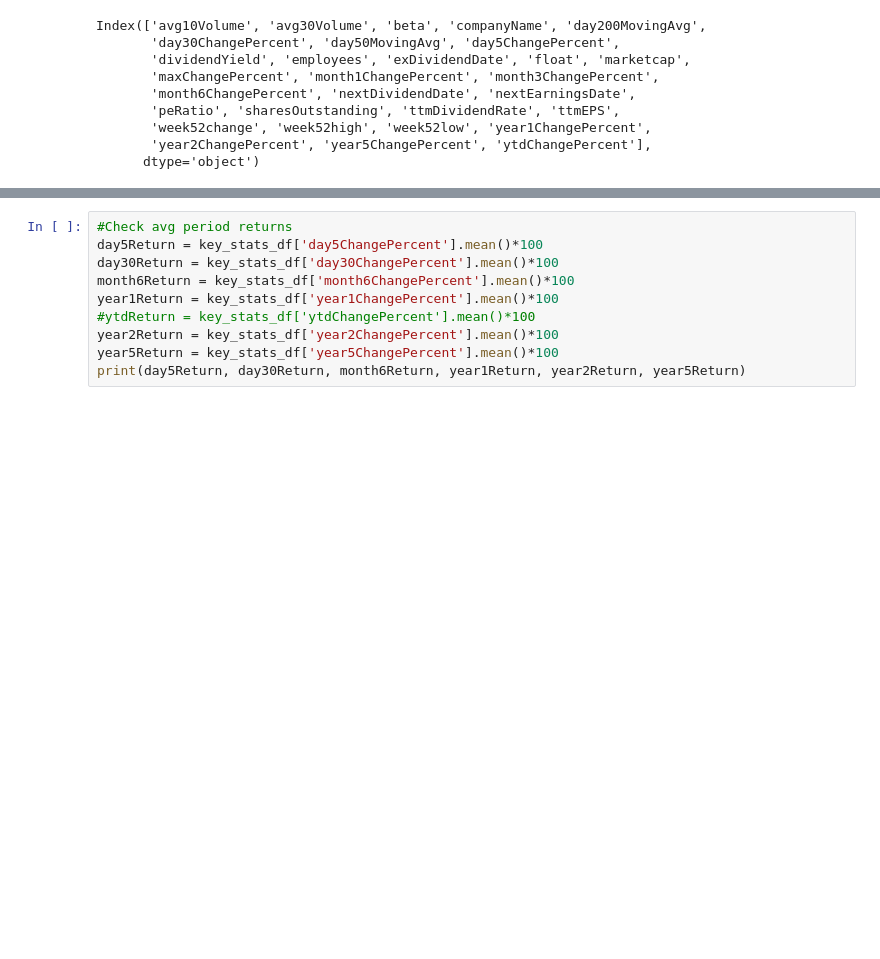
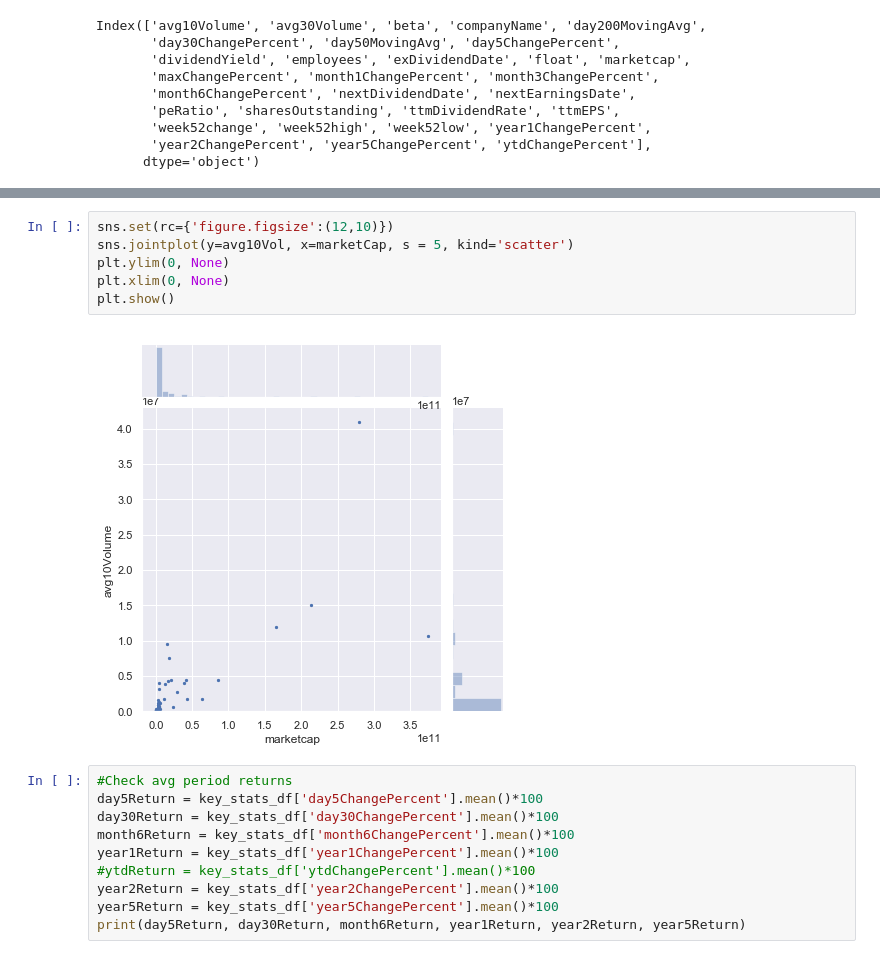
Before and after one commit to mberrien-fitzsimons/survey_public_banks, a Jupyter notebook: notebooks/20190715_DM_Welch.ipynb, the cells around one changed output, grey strips where cells are left out. Drawn from its saved outputs; the diff is of its cells as text; blank space fills up the shorter version.

```diff
--- a/notebooks/20190715_DM_Welch.ipynb
+++ b/notebooks/20190715_DM_Welch.ipynb
@@ -49,3 +67,11 @@ plt.show()
+# %%
+sns.set(rc={'figure.figsize':(12,10)})
+sns.jointplot(y=avg10Vol, x=marketCap, s = 5, kind='scatter')
+plt.ylim(0, None)
+plt.xlim(0, None)
+plt.show()
+# %% [output]
+[figure, added]
 # %%
 #Check avg period returns
 day5Return = key_stats_df['day5ChangePercent'].mean()*100
```
Also changed, not shown: parts of 9 cells of this notebook.
